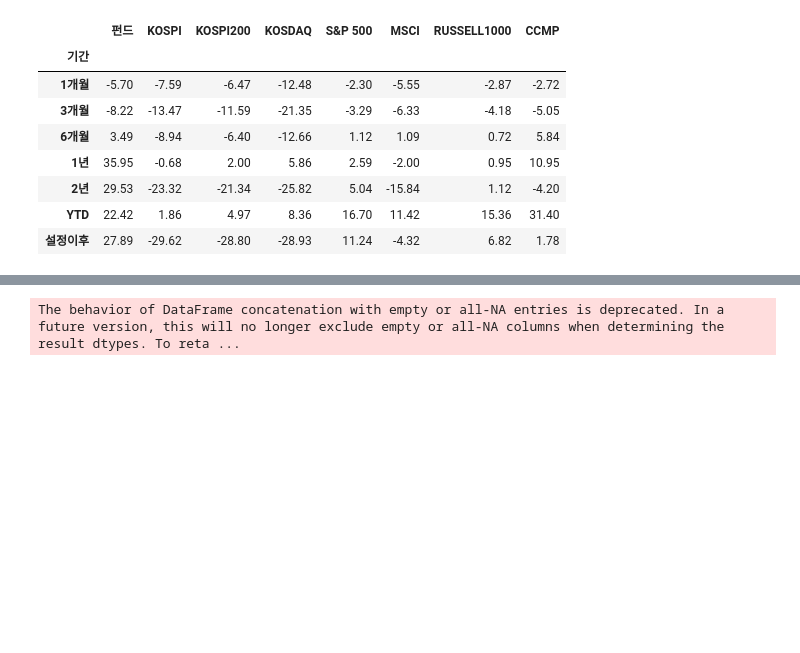
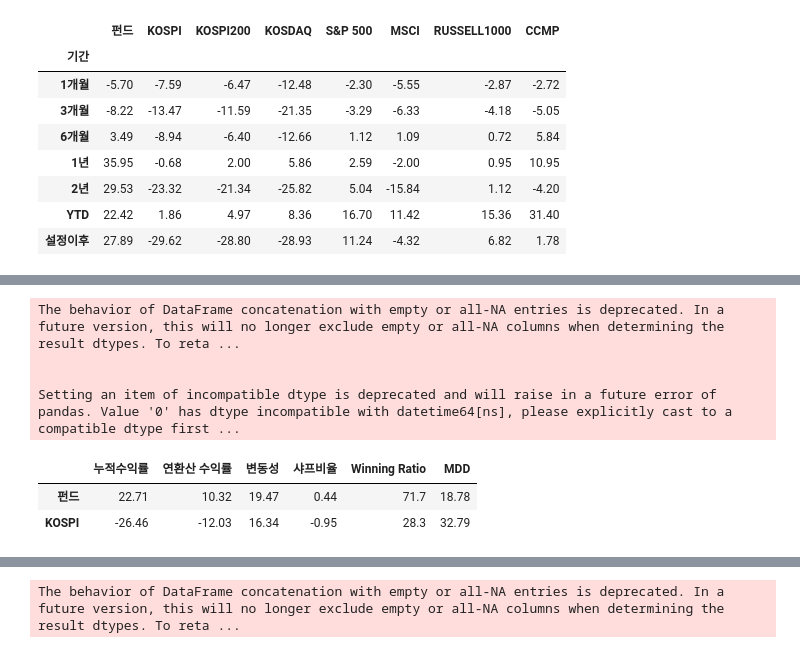
Before and after one commit to haniil/rpa-report-generator2-capstone, a Jupyter notebook: test-notebook.ipynb, the cells around one changed output, grey strips where cells are left out. Drawn from its saved outputs; the diff is of its cells as text; code cells hidden in the pictures; blank space fills up the shorter version.

```diff
--- a/test-notebook.ipynb
+++ b/test-notebook.ipynb
@@ -1117,3 +1123,14 @@ The behavior of DataFrame concatenation with empty or all-NA entries is deprecat
+# %%
+m = M8186(fund_code = '100008',end_date = '2023-10-31')
+m.investment_performance()
+# %% [output]
+The behavior of DataFrame concatenation with empty or all-NA entries is deprecated. In a future version, this will no longer exclude empty or all-NA columns when determining the result dtypes. To reta ...
+
+
+Setting an item of incompatible dtype is deprecated and will raise in a future error of pandas. Value '0' has dtype incompatible with datetime64[ns], please explicitly cast to a compatible dtype first ...
+|  | 누적수익률 | 연환산 수익률 | 변동성 | 샤프비율 | Winning Ratio | MDD |
+| 펀드 | 22.71 | 10.32 | 19.47 | 0.44 | 71.7 | 18.78 |
+| KOSPI | -26.46 | -12.03 | 16.34 | -0.95 | 28.3 | 32.79 |
 # %%
 m.monthly_return()
 # %% [output]
```
Also changed, not shown: parts of 6 cells of this notebook.
